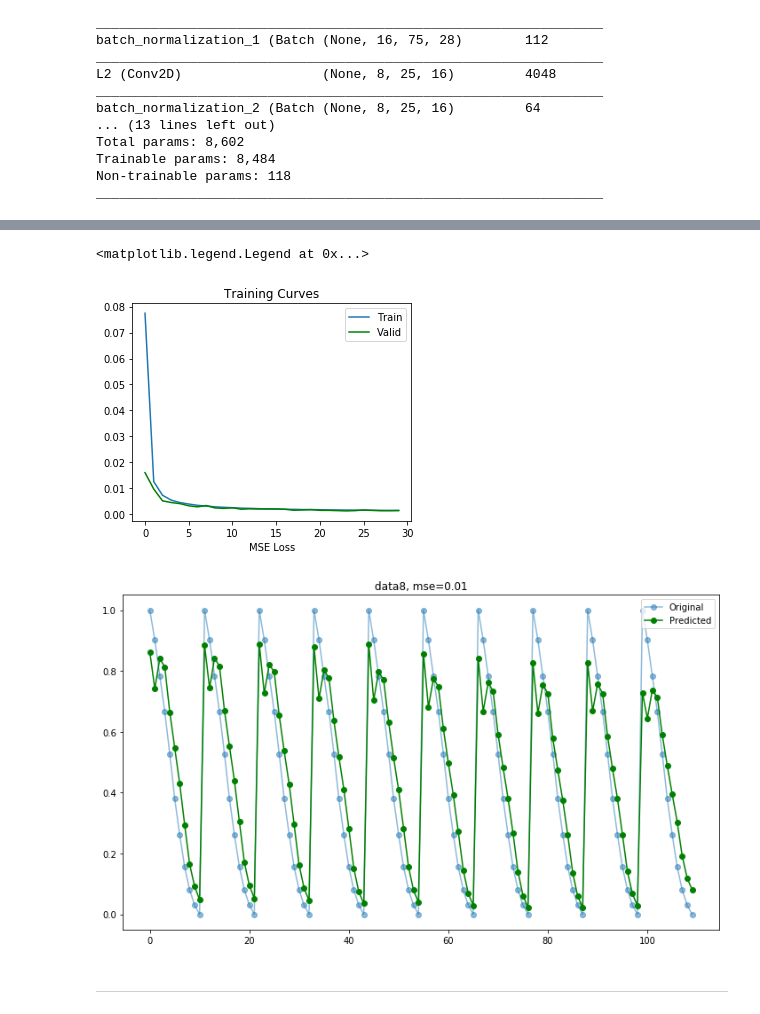
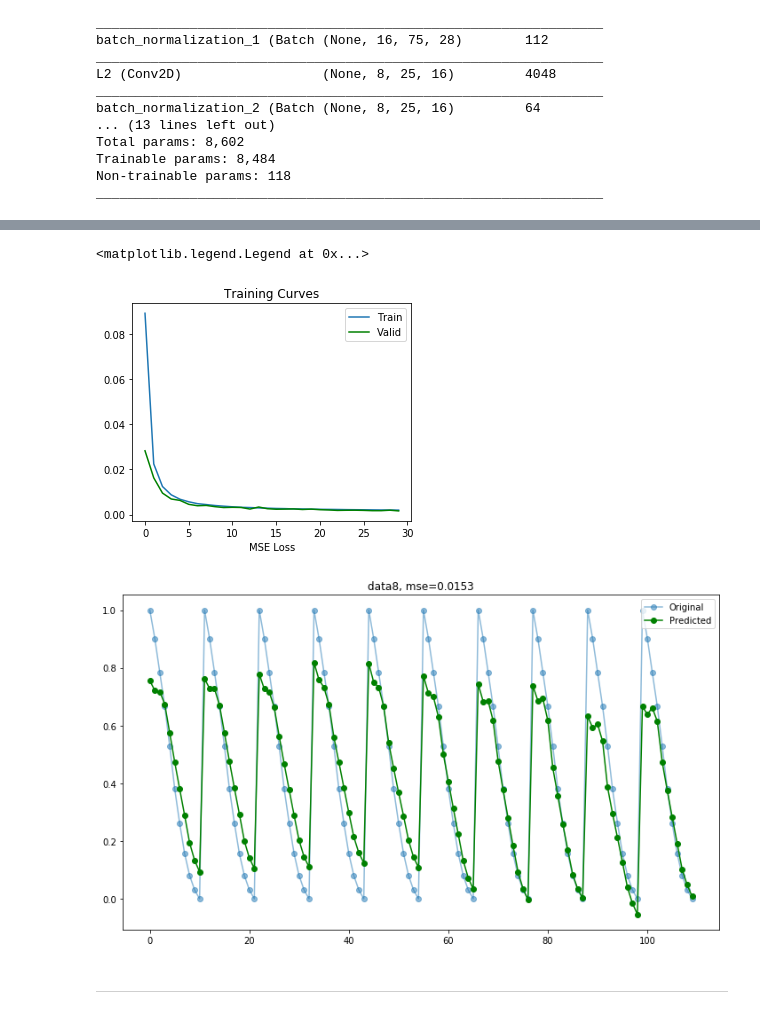
Before and after one commit to justiceamoh/heartvolume, a Jupyter notebook: DeepNet Regressor Multilabel.ipynb, the cells around one changed output, grey strips where cells are left out. Saved outputs shown, nothing was run; the diff lists cells and outputs as text; code cells hidden in the pictures.

```diff
--- a/DeepNet Regressor Multilabel.ipynb
+++ b/DeepNet Regressor Multilabel.ipynb
@@ -100,7 +129,7 @@ def build_model():
     h = BatchNormalization()(h)
     h = AveragePooling2D((2,2),strides=(2,2))(h)
     h = Flatten()(h)
-    h = Dense(7,activation='relu',name='L4')(h)
+    h = Dense(7,activation='linear',name='L4')(h)
     y = Dense(1,activation='linear',name='Output')(h)
     model = Model(x,y)
     return model
@@ -184,7 +228,7 @@ plt.xlabel('MSE Loss')
 plt.legend(['Train','Valid'])
 # %% [output]
 <matplotlib.legend.Legend at 0x...>
-[figure, old version]
+[figure, new version]
 # %%
 # Generate Predictions for Test Set
 x_test,y_test = load_data(path,test=True)
@@ -194,22 +238,22 @@ loss = model.evaluate(x_test,y_test,verbose=0)
 # %%
 # Plot Results
 plt.figure(figsize=(10,6))
 # y_tst = scaler.inverse_transform(y_test.squeeze())
 # y_prd = scaler.inverse_transform(y_predict.squeeze())
 plt.subplot(111)
 plt.plot(y_test,'o-',alpha=0.5)
 plt.plot(y_predict,'go-')
-header = '{0}, mse={1:.02f}'.format(path,loss)
+header = '{0}, mse={1:.04f}'.format(path,loss)
 plt.title(header)
 
 # oname = 'data{}/ypred.csv'.format(dataid)
 # tname = 'data{}/ytest.csv'.format(dataid)
 # np.savetxt(oname,y_predict,delimiter=',')
 # np.savetxt(tname,y_test,delimiter=',')
 
 plt.legend(['Original','Predicted'],loc=1)
 plt.tight_layout()
 # %% [output]
-[figure, old version]
+[figure, new version]
 # %% [markdown]
 ----
```
Also changed, not shown: parts of 4 cells of this notebook, 15 other files.
